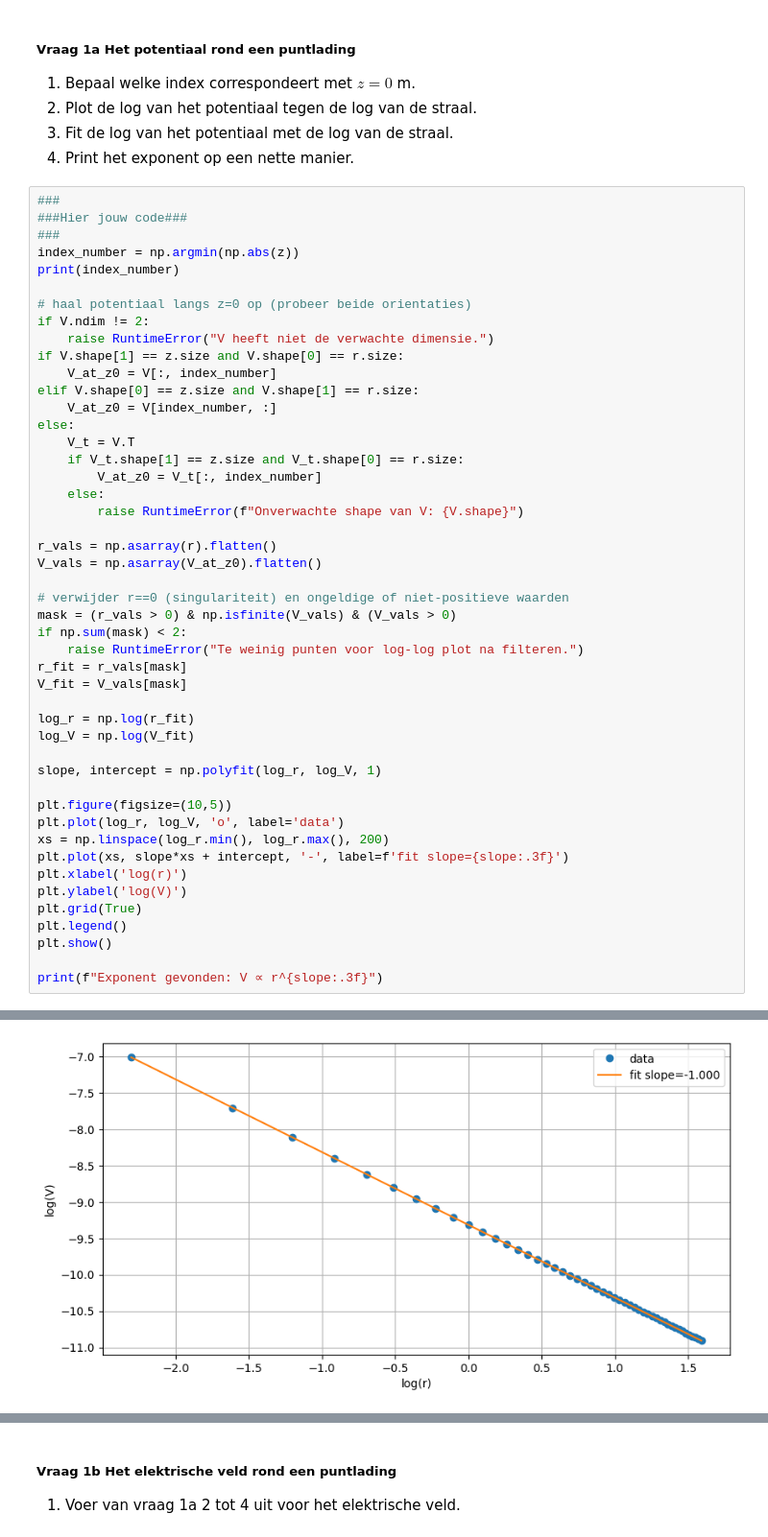
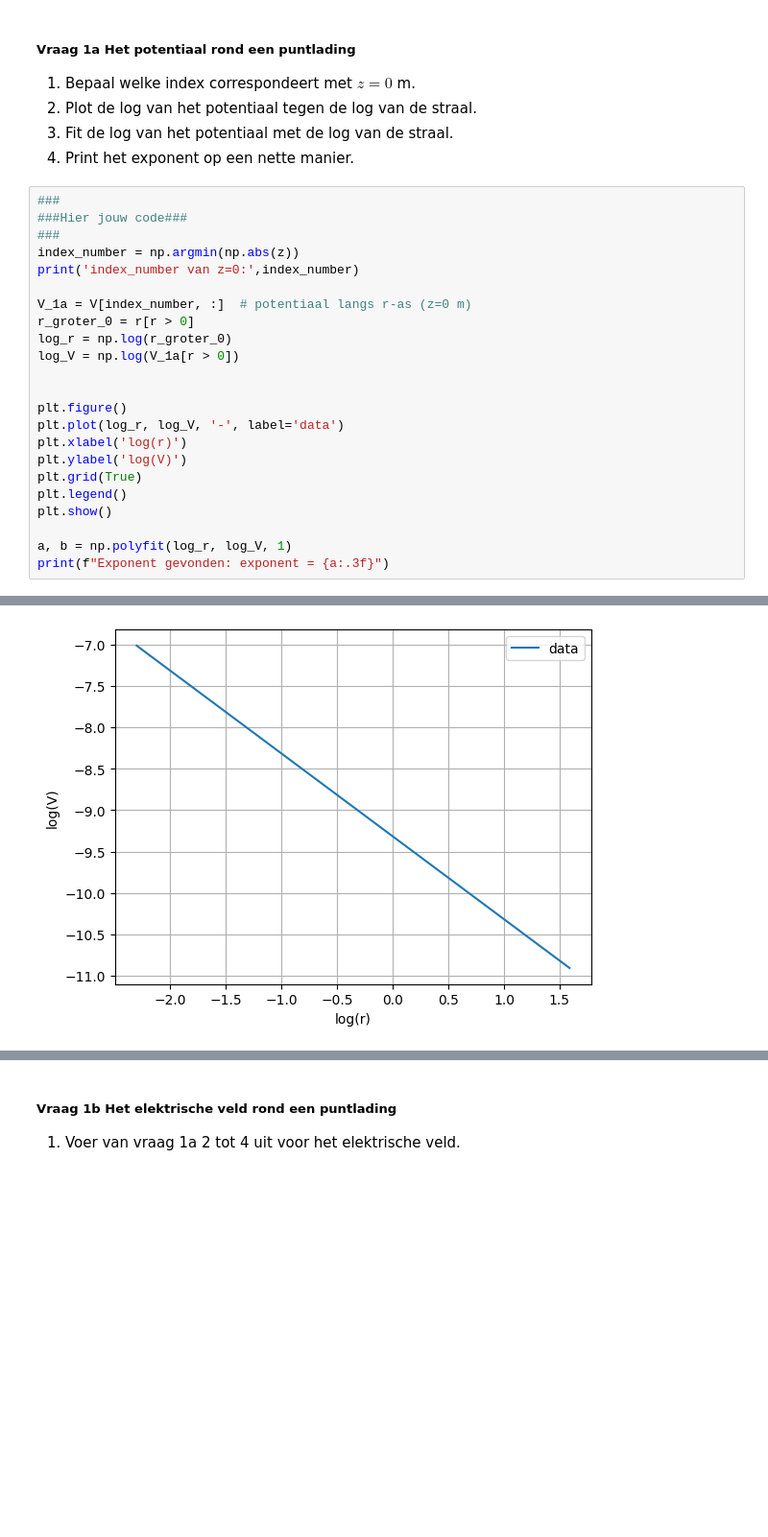
Before and after one commit to lwilt-dot/opdrachten-DEF-D, a Jupyter notebook: DigitaleOntwerpopdrachten/1CondensatorOpdracht/CondensatorOntwerpopdracht.ipynb, the cells around one changed output, grey strips where cells are left out. Shown at 96% size. Drawn from its saved outputs; the diff is of its cells as text; blank space fills up the shorter version.

```diff
--- a/DigitaleOntwerpopdrachten/1CondensatorOpdracht/CondensatorOntwerpopdracht.ipynb
+++ b/DigitaleOntwerpopdrachten/1CondensatorOpdracht/CondensatorOntwerpopdracht.ipynb
@@ -91,46 +91,22 @@ plot_results_pt_charge_at_origin(Ez, Er, normE, V, r, z, grid_step)
 ###Hier jouw code###
 ###
 index_number = np.argmin(np.abs(z))
-print(index_number)
+print('index_number van z=0:',index_number)
 
-# haal potentiaal langs z=0 op (probeer beide orientaties)
-if V.ndim != 2:
-    raise RuntimeError("V heeft niet de verwachte dimensie.")
-if V.shape[1] == z.size and V.shape[0] == r.size:
-    V_at_z0 = V[:, index_number]
-elif V.shape[0] == z.size and V.shape[1] == r.size:
-    V_at_z0 = V[index_number, :]
-else:
-    V_t = V.T
-    if V_t.shape[1] == z.size and V_t.shape[0] == r.size:
-        V_at_z0 = V_t[:, index_number]
-    else:
-        raise RuntimeError(f"Onverwachte shape van V: {V.shape}")
+V_1a = V[index_number, :]  # potentiaal langs r-as (z=0 m)
+r_groter_0 = r[r > 0]
+log_r = np.log(r_groter_0)
+log_V = np.log(V_1a[r > 0])
 
-r_vals = np.asarray(r).flatten()
-V_vals = np.asarray(V_at_z0).flatten()
 
-# verwijder r==0 (singulariteit) en ongeldige of niet-positieve waarden
-mask = (r_vals > 0) & np.isfinite(V_vals) & (V_vals > 0)
-if np.sum(mask) < 2:
-    raise RuntimeError("Te weinig punten voor log-log plot na filteren.")
-r_fit = r_vals[mask]
-V_fit = V_vals[mask]
-
-log_r = np.log(r_fit)
-log_V = np.log(V_fit)
-
-slope, intercept = np.polyfit(log_r, log_V, 1)
-
-plt.figure(figsize=(10,5))
-plt.plot(log_r, log_V, 'o', label='data')
-xs = np.linspace(log_r.min(), log_r.max(), 200)
-plt.plot(xs, slope*xs + intercept, '-', label=f'fit slope={slope:.3f}')
+plt.figure()
+plt.plot(log_r, log_V, '-', label='data')
 plt.xlabel('log(r)')
 plt.ylabel('log(V)')
 plt.grid(True)
 plt.legend()
 plt.show()
 
-print(f"Exponent gevonden: V ∝ r^{slope:.3f}")
+a, b = np.polyfit(log_r, log_V, 1)
+print(f"Exponent gevonden: exponent = {a:.3f}")
 # %% [output]
@@ -138 +114 @@ print(f"Exponent gevonden: V ∝ r^{slope:.3f}")
-[figure, old version]
+[figure, new version]
```
Also changed, not shown: parts of 7 cells of this notebook.
